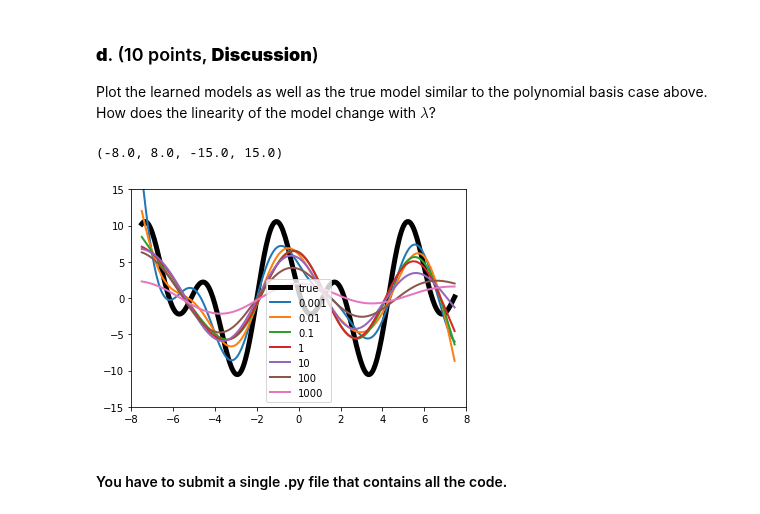
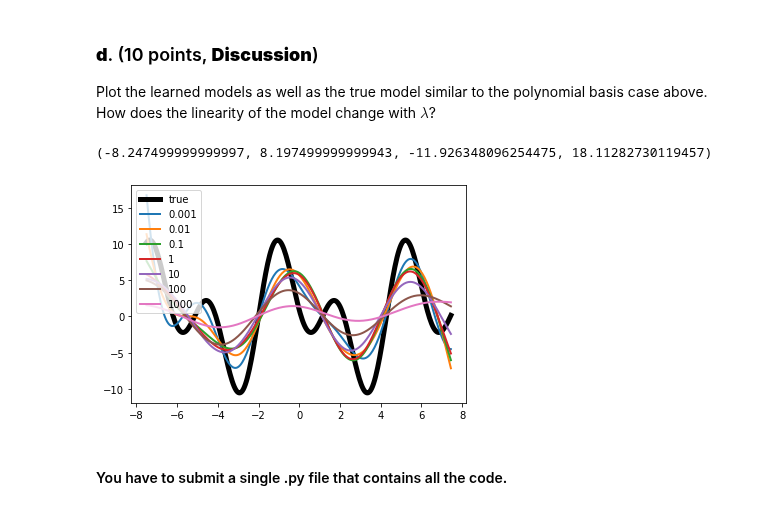
Before and after one commit to thetathya/ML-Assignment, a Jupyter notebook: Assignment_1.ipynb, the cells around one changed output. Saved outputs shown, nothing was run; the diff lists cells and outputs as text; code cells hidden in the pictures.

```diff
--- a/Assignment_1.ipynb
+++ b/Assignment_1.ipynb
@@ -302,16 +298,16 @@ Plot the learned models as well as the true model similar to the polynomial basi
 # %%
 plt.figure()
 plt.plot(x_true, y_true, marker='None', linewidth=5, color='k')
 
 for i in range(len(lam)):
     X_d = radial_basis_transform(x_true, X_trn, gamma=0.1)
     y_d = X_d @ w[i]
     plt.plot(x_true, y_d, marker='None', linewidth=2)
 
 plt.legend(['true'] + lam)
-plt.axis([-8, 8, -15, 15])
+plt.axis()
 # %% [output]
-(-8.0, 8.0, -15.0, 15.0)
+(-8.247499999999997, 8.197499999999943, -11.926348096254475, 18.11282730119457)
-[figure, old version]
+[figure, new version]
 # %% [markdown]
 #### You have to submit a single .py file that contains all the code.
```
Also changed, not shown: parts of 6 cells of this notebook, 2 other files.
